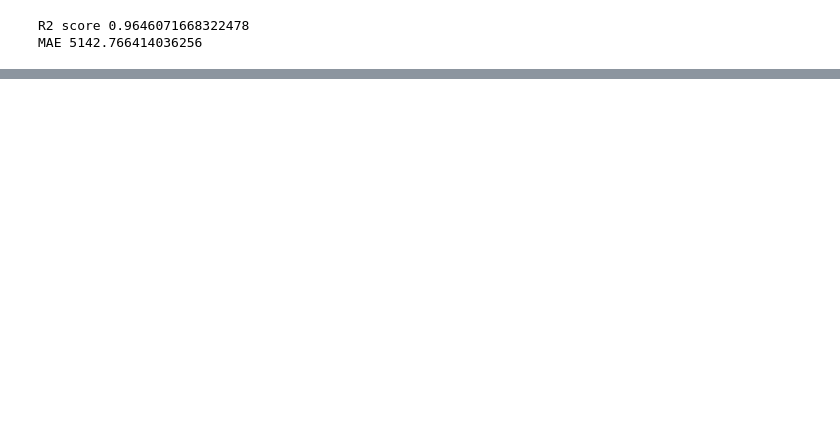
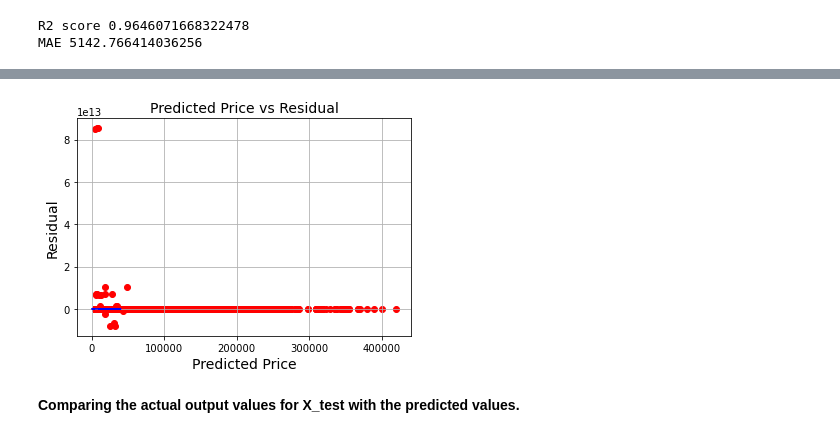
Before and after one commit to RaveenP-glitch/MScIT218785J, a Jupyter notebook: Models with Pipeline.ipynb, the cells around one changed output, grey strips where cells are left out. Drawn from its saved outputs; the diff is of its cells as text; code cells hidden in the pictures; blank space fills up the shorter version.

```diff
--- a/Models with Pipeline.ipynb
+++ b/Models with Pipeline.ipynb
@@ -104,0 +89,17 @@ X_train, X_test, y_train, y_test = train_test_split(
+# %%
+step1 = ColumnTransformer(transformers=[
+    (pd.get_dummies(X, columns=["Brand", "Model", "OS"], drop_first=True))])
+
+step2 = LinearRegression()
+
+pipe = Pipeline([
+    ('step1',step1),
+    ('step2',step2)
+])
+
+pipe.fit(X_train,y_train)
+
+y_pred = pipe.predict(X_test)
+
+print('R2 score',r2_score(y_test,y_pred))
+print('MAE',mean_absolute_error(y_test,y_pred))
@@ -222,7 +222,7 @@ step1 = ColumnTransformer(transformers=[
     ('col_tnf',OneHotEncoder(handle_unknown='ignore',sparse=False,drop='first'),[0,1,4])
 ],remainder='passthrough')
 
-step2 = SVR(kernel='rbf',C=100,epsilon=0.1)
+step2 = SVR(kernel='rbf',C=10000,epsilon=0.1)
 
 pipe = Pipeline([
     ('step1',step1),
@@ -322,0 +436,3 @@ print('MAE',mean_absolute_error(y_test,y_pred))
+# %%
+linearregression = LinearRegression()
+linearregression.fit(X_train, y_train)
@@ -322,0 +470,3 @@ print('MAE',mean_absolute_error(y_test,y_pred))
+# %%
+pred_train = linearregression.predict(X_train)
+pred_test = linearregression.predict(X_test)
@@ -322,0 +502,12 @@ print('MAE',mean_absolute_error(y_test,y_pred))
+# %%
+plt.scatter(y_test, pred_test, color="red")
+plt.plot( y_test, color="blue")
+plt.title("Predicted Price vs Residual", fontsize=14)
+plt.xlabel("Predicted Price", fontsize=14)
+plt.ylabel("Residual", fontsize=14)
+plt.grid(True)
+plt.show()
+# %% [output]
+[figure, added]
+# %% [markdown]
+<b>Comparing the actual output values for X_test with the predicted values.</b>
```
Also changed, not shown: parts of 91 cells of this notebook, 4 other files.
